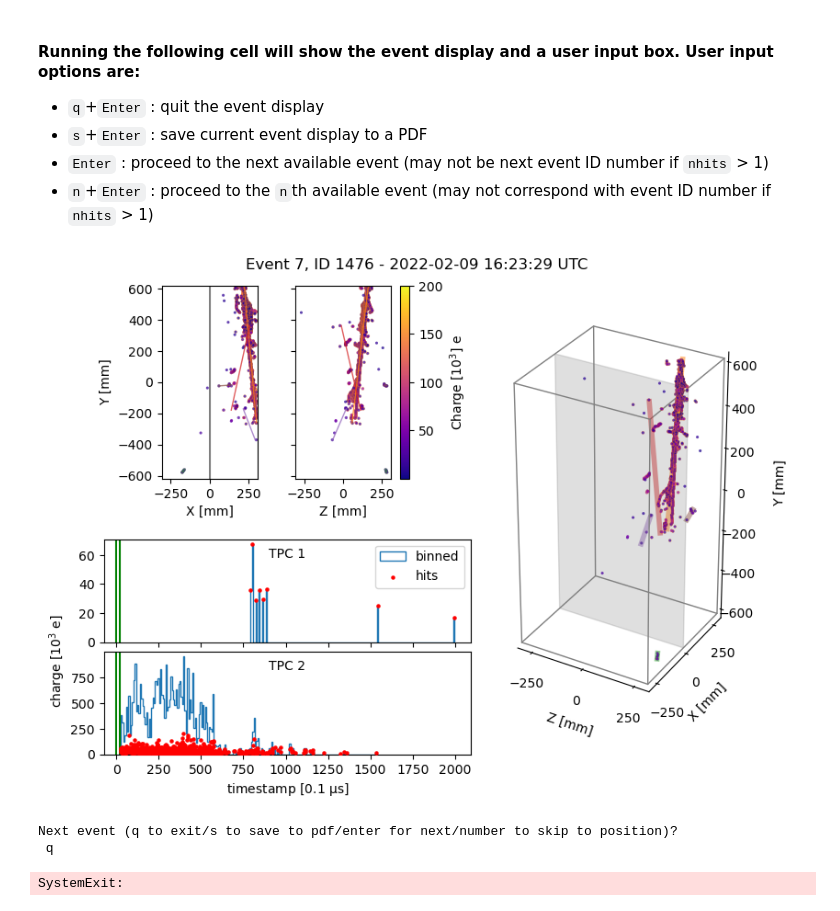
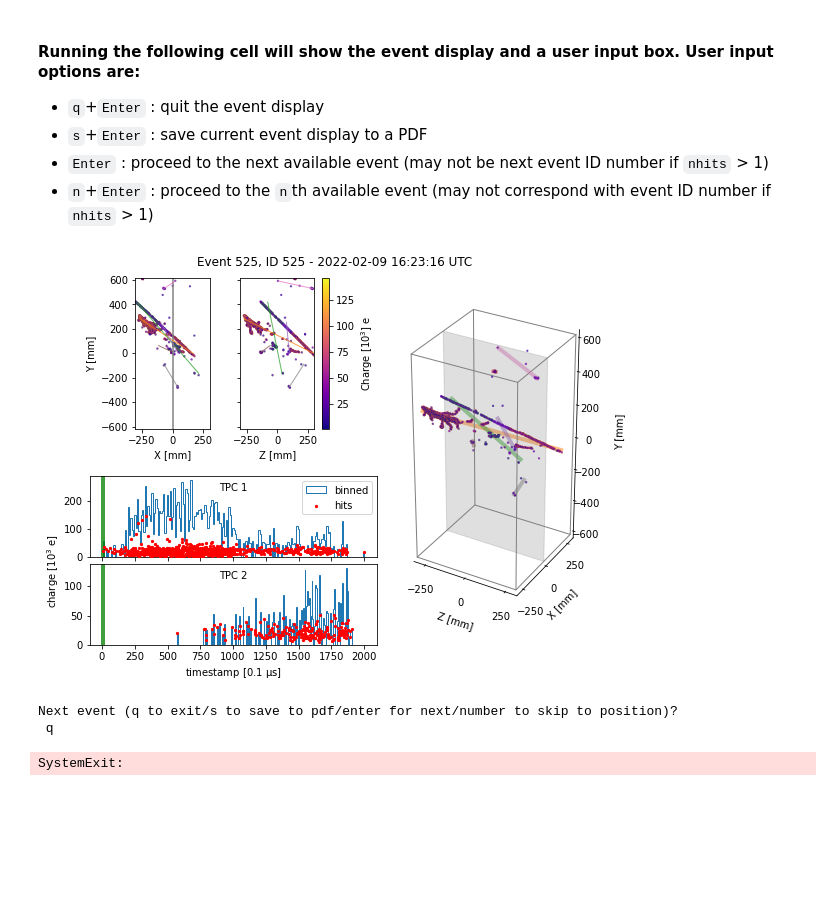
Before and after one commit to DUNE/ndlar_flow, a Jupyter notebook: event_display/proto_nd_flow/protondflow_evd_example.ipynb, the cells around one changed output. Drawn from its saved outputs; the diff is of its cells as text; code cells hidden in the pictures; blank space fills up the shorter version.

Commit message:
Add capability to plot tracklets dataset created from calib_prompt_hits.

```diff
--- a/event_display/proto_nd_flow/protondflow_evd_example.ipynb
+++ b/event_display/proto_nd_flow/protondflow_evd_example.ipynb
@@ -34,10 +34,10 @@ geometry = '/global/cfs/cdirs/dune/www/data/Module1/TPC12/module1_layout-2.3.16.
  - `Enter` : proceed to the next available event (may not be next event ID number if `nhits` > 1)
  - `n`+`Enter` : proceed to the `n`th available event (may not correspond with event ID number if `nhits` > 1)
 # %%
-evd = ProtoNDFlowEventDisplay(filedir=directory, filename=file, geometry_file=geometry, nhits=1, hits_dset='calib_final_hits', tracklets=True)
+evd = ProtoNDFlowEventDisplay(filedir=directory, filename=file, geometry_file=geometry, nhits=1, hits_dset='calib_prompt_hits', tracklets=True)
 evd.run()
 # %% [output]
-[figure, old version]
+[figure, new version]
 Next event (q to exit/s to save to pdf/enter for next/number to skip to position)?
  q
 SystemExit:
```
Also changed, not shown: parts of 4 cells of this notebook, 1 other file.
